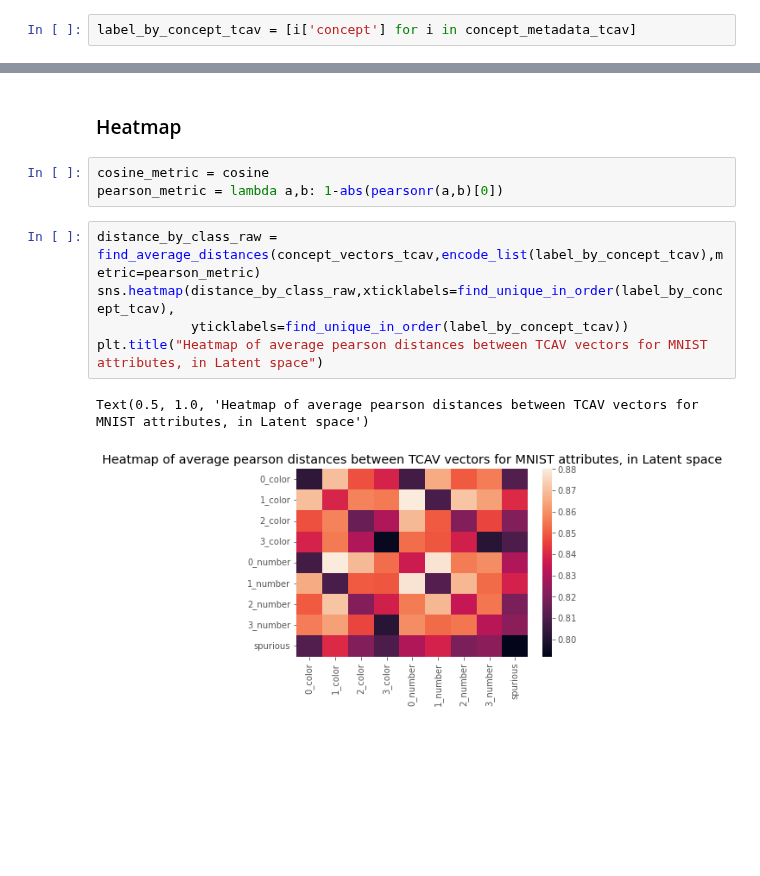
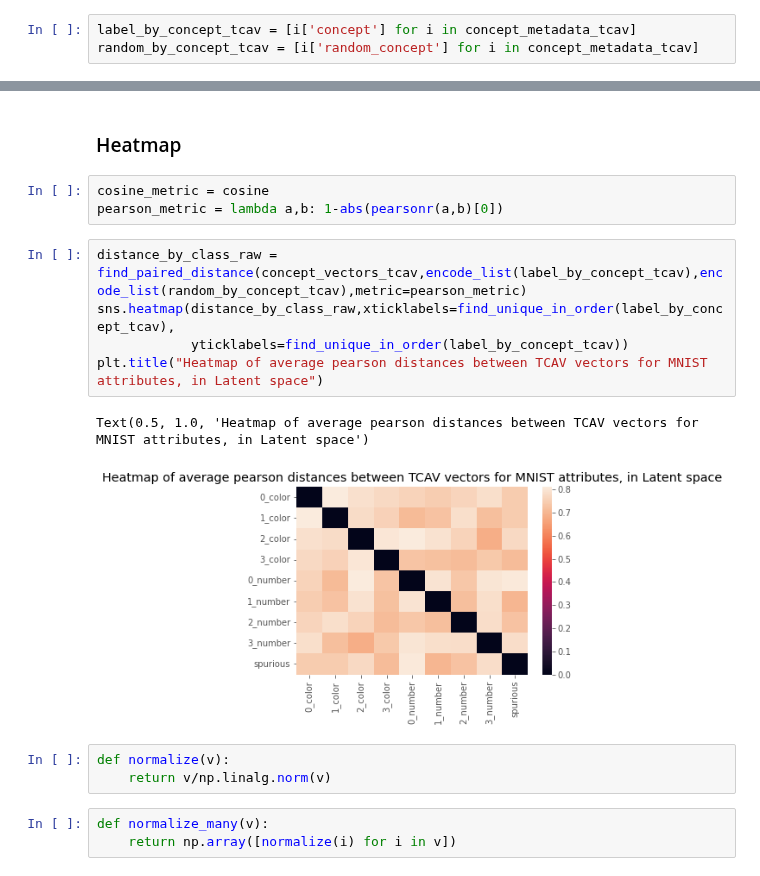
Before and after one commit to naveenr414/Concept-Learning, a Jupyter notebook: scripts/Concept Exploration MNIST.ipynb, the cells around one changed output, grey strips where cells are left out. Saved outputs shown, nothing was run; the diff lists cells and outputs as text; blank space fills up the shorter version.

Commit message:
Retrained TCAV vectors based on pairwise distances on the same random concept

```diff
--- a/scripts/Concept Exploration MNIST.ipynb
+++ b/scripts/Concept Exploration MNIST.ipynb
@@ -42,6 +45,7 @@ for attribute in analyzed_attributes:
 concept_vectors_tcav = np.array(concept_vectors_tcav)
 # %%
 label_by_concept_tcav = [i['concept'] for i in concept_metadata_tcav]
+random_by_concept_tcav = [i['random_concept'] for i in concept_metadata_tcav]
 # %% [markdown]
 ## Retrieve CBM Concept Vectors (from labels)
 # %%
@@ -99,14 +106,20 @@ plt.ylabel("Axis 2")
 # %% [markdown]
 ### Heatmap
-# %%
-cosine_metric = cosine
-pearson_metric = lambda a,b: 1-abs(pearsonr(a,b)[0])
+# %%
+cosine_metric = cosine
+pearson_metric = lambda a,b: 1-abs(pearsonr(a,b)[0])
 # %%
-distance_by_class_raw = find_average_distances(concept_vectors_tcav,encode_list(label_by_concept_tcav),metric=pearson_metric)
+distance_by_class_raw = find_paired_distance(concept_vectors_tcav,encode_list(label_by_concept_tcav),encode_list(random_by_concept_tcav),metric=pearson_metric)
 sns.heatmap(distance_by_class_raw,xticklabels=find_unique_in_order(label_by_concept_tcav),
             yticklabels=find_unique_in_order(label_by_concept_tcav))
 plt.title("Heatmap of average pearson distances between TCAV vectors for MNIST attributes, in Latent space")
 # %% [output]
 Text(0.5, 1.0, 'Heatmap of average pearson distances between TCAV vectors for MNIST attributes, in Latent space')
-[figure, old version]
+[figure, new version]
+# %%
+def normalize(v):
+    return v/np.linalg.norm(v)
+# %%
+def normalize_many(v):
+    return np.array([normalize(i) for i in v])
 # %%
```
Also changed, not shown: parts of 18 cells of this notebook, 5 other files.
